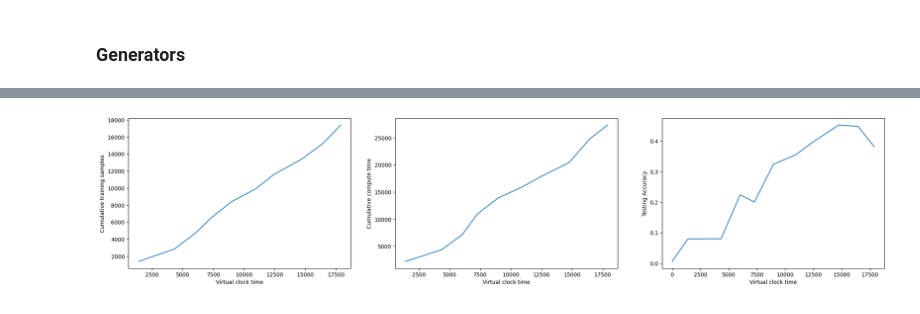
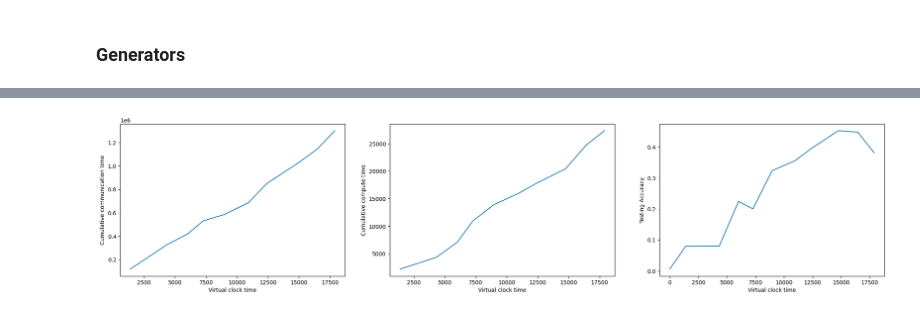
Before and after one commit to Azrenbeth/flower_fedbuff_project, a Jupyter notebook: FedBuffExperiments/Project_experiments.ipynb, the cells around one changed output, grey strips where cells are left out. Drawn from its saved outputs; the diff is of its cells as text; code cells hidden in the pictures.

Commit message:
Run FedBuff simulation with FedScale traces

```diff
--- a/FedBuffExperiments/Project_experiments.ipynb
+++ b/FedBuffExperiments/Project_experiments.ipynb
@@ -687,0 +719,39 @@ sync_eval_times = [a[1] for a in sync_hist_eval_times]
+# %%
+fig,axs =  plt.subplots(1,2,figsize=(20,5))
+# axs[0].set_ylabel("Cumulative communication time")
+axs[0].set_ylabel("Cumulative compute time")
+axs[1].set_ylabel("Testing Accuracy")
+
+eval_times, communication, compute_units, accuracies = get_simulation_data(False,10)
+# axs[0].plot(eval_times[1:],np.cumsum(communication))
+axs[0].plot(eval_times[1:],np.cumsum(compute_units))
+axs[1].plot(eval_times,accuracies)
+
+eval_times, communication, compute_units, accuracies = get_simulation_data(False,20)
+# axs[0].plot(eval_times[1:],np.cumsum(communication))
+axs[0].plot(eval_times[1:],np.cumsum(compute_units))
+axs[1].plot(eval_times,accuracies)
+
+
+for concurrency, colour in zip([10,20],["tab:blue","tab:orange"]):
+  if concurrency > 10:
+    eval_times, communication, compute_units, accuracies = get_simulation_data(False,concurrency)
+    # axs[0].plot(eval_times[1:],np.cumsum(communication), label=f"Concurrency: {concurrency} | Sync", c=colour)
+    axs[0].plot(eval_times[1:],np.cumsum(compute_units), label=f"Concurrency: {concurrency} | Sync", c=colour)
+    axs[1].plot(eval_times,accuracies, label=f"Concurrency: {concurrency} | Sync", c=colour)
+    eval_times, communication, compute_units, accuracies = get_simulation_data(True,concurrency)
+    # axs[0].plot(eval_times[1:],np.cumsum(communication), label=f"Concurrency: {concurrency} | Async", c=colour, linestyle="--")
+    axs[0].plot(eval_times[1:],np.cumsum(compute_units), label=f"Concurrency: {concurrency} | Async", c=colour, linestyle="--")
+    axs[1].plot(eval_times,accuracies, label=f"Concurrency: {concurrency} | Async", c=colour, linestyle="--")
+  else:
+    eval_times, communication, compute_units, accuracies = get_simulation_data(False,concurrency)
+    # axs[0].plot(eval_times[1:],np.cumsum(communication), label=f"Concurrency: {concurrency}", c=colour)
+    axs[0].plot(eval_times[1:],np.cumsum(compute_units), label=f"Concurrency: {concurrency}", c=colour)
+    axs[1].plot(eval_times,accuracies, label=f"Concurrency: {concurrency}", c=colour)
+
+for a in axs:
+  a.set_xlabel("Virtual clock time")
+  a.legend()
+  # a.set_ylim(0,0.5)
+  # a.set_xlim(0,200)
+fig.show()
@@ -688,13 +777,15 @@ sync_eval_times = [a[1] for a in sync_hist_eval_times]
 # %%
 fig,axs =  plt.subplots(1,3,figsize=(25,5))
-axs[0].set_ylabel("Cumulative training samples")
-axs[0].plot(sync_eval_times[1:],np.cumsum(sync_training_samples_per_round))
+# axs[0].set_ylabel("Cumulative training samples")
+# axs[0].plot(sync_eval_times[1:],np.cumsum(sync_training_samples_per_round))
+axs[0].set_ylabel("Cumulative communication time")
+axs[0].plot(sync_eval_times[1:],np.cumsum(sync_communication))
 axs[1].set_ylabel("Cumulative compute time")
 axs[1].plot(sync_eval_times[1:],np.cumsum(sync_compute_units))
 axs[2].set_ylabel("Testing Accuracy")
 axs[2].plot(sync_eval_times,sync_accuracies)
 for a in axs:
   a.set_xlabel("Virtual clock time")
 fig.show()
 # %% [output]
-[figure, old version]
+[figure, new version]
```
Also changed, not shown: parts of 18 cells of this notebook, 3 other files.
